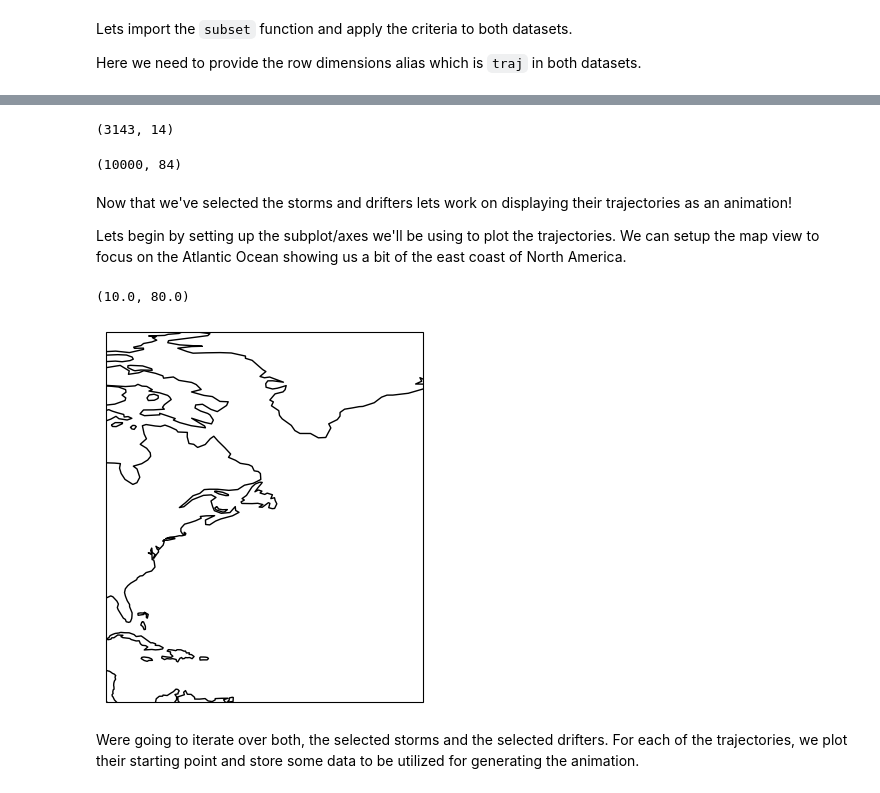
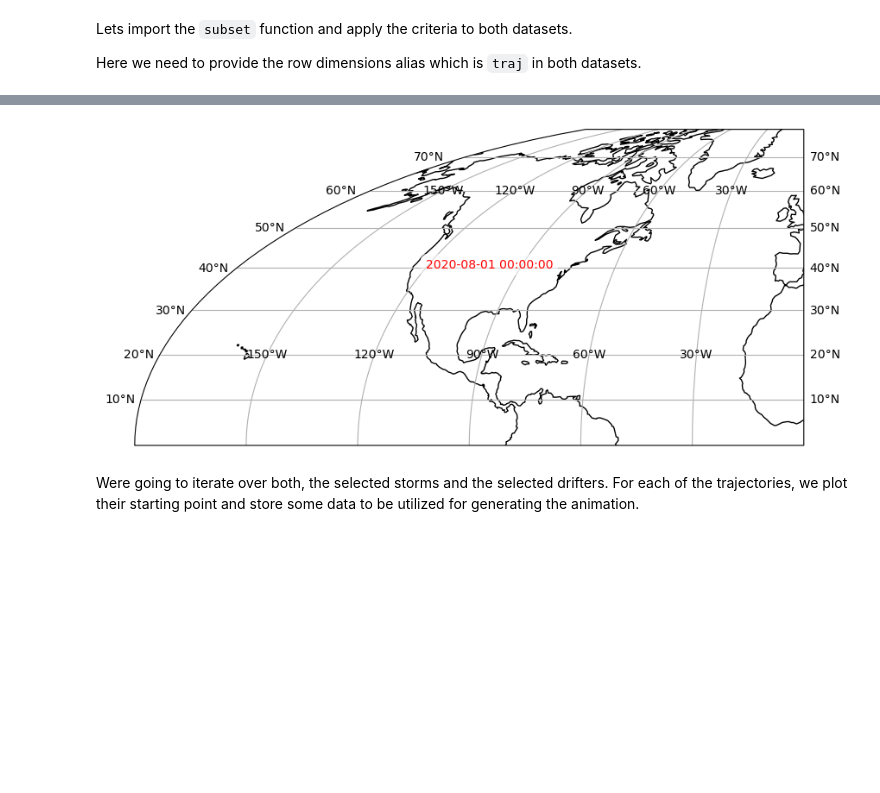
Before and after one commit to Cloud-Drift/hurdat2-get-started, a Jupyter notebook: hurdat2_get_started.ipynb, the cells around one changed output, grey strips where cells are left out. Cells and saved outputs as stored; diff of their text form; code cells hidden in the pictures; blank space fills up the shorter version.

```diff
--- a/hurdat2_get_started.ipynb
+++ b/hurdat2_get_started.ipynb
@@ -146,17 +69,0 @@ Lets see the storms and drifters which matched our criteria we will need them la
-# %%
-# ids that match the criteria
-all_storms = storm_ds["id"].to_numpy().tolist()
-selected_storms = storm_subset_ds["id"].to_numpy().tolist()
-len(all_storms), len(selected_storms) # Lets take a look at how many storms we have vs how many we've selected
-# %% [output]
-(3143, 14)
-# %%
-all_drifters = drifter_ds["id"].to_numpy().tolist()
-selected_drifters = drifter_subset_ds["id"].to_numpy().tolist()
-len(all_drifters), len(selected_drifters) # Lets take a look at how many drifters we have vs how many we've selected
-# %% [output]
-(10000, 84)
-# %% [markdown]
-Now that we've selected the storms and drifters lets work on displaying their trajectories as an animation!
-
-Lets begin by setting up the subplot/axes we'll be using to plot the trajectories. We can setup the map view to focus on the Atlantic Ocean showing us a bit of the east coast of North America.
@@ -163,18 +74,29 @@ Lets begin by setting up the subplot/axes we'll be using to plot the trajectorie
 # %%
 import cartopy.crs as ccrs  # cartopy for projecting our dataset onto different map projections
 import matplotlib.pyplot as plt # is an standard plotting library
 import matplotlib.animation as animation
 
-fig = plt.figure()
+from mpl_toolkits.axes_grid1 import make_axes_locatable
 
-ax = fig.subplots(subplot_kw=dict(projection=ccrs.PlateCarree(central_longitude=-5)))
+fig = plt.figure(figsize=(10, 5))
+
+ax = fig.add_subplot(1, 1, 1, projection=ccrs.Mollweide())
+ax.set_extent([-180, 0, 0, 80], crs=ccrs.PlateCarree())
 ax.coastlines()
+ax.gridlines(draw_labels=True)
+datetime_label = ax.text(-120, 40, start_dt.strftime('%Y-%m-%d %H:%M:%S'),
+    fontsize=10,
+    color="red",
+    transform=ccrs.PlateCarree(),
+    bbox=dict(facecolor="white", alpha=0.5, edgecolor="none")
+)
 
-ax.set_xlim((-80, -20))
-ax.set_ylim((10, 80))
+
+# divider = make_axes_locatable(ax)
+# cax = divider.append_axes('right', size="3%", pad=0.25, axes_class=plt.Axes)
+# fig.colorbar(1, cax=cax)
 # %% [output]
-(10.0, 80.0)
-[figure, old version]
+[figure, new version]
 # %% [markdown]
 Were going to iterate over both, the selected storms and the selected drifters. For each of the trajectories, we plot their starting point and store some data to be utilized for generating the animation.
 # %%
```
Also changed, not shown: parts of 16 cells of this notebook, 1 other file.
